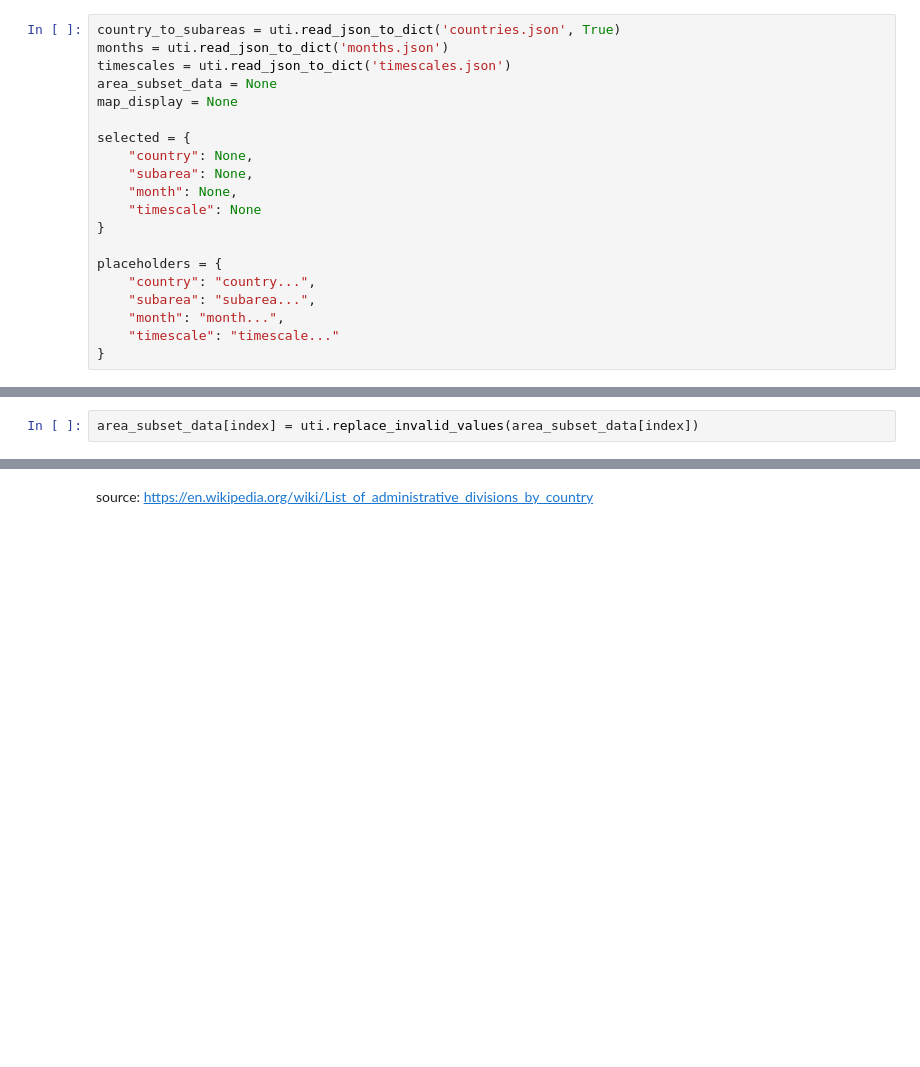
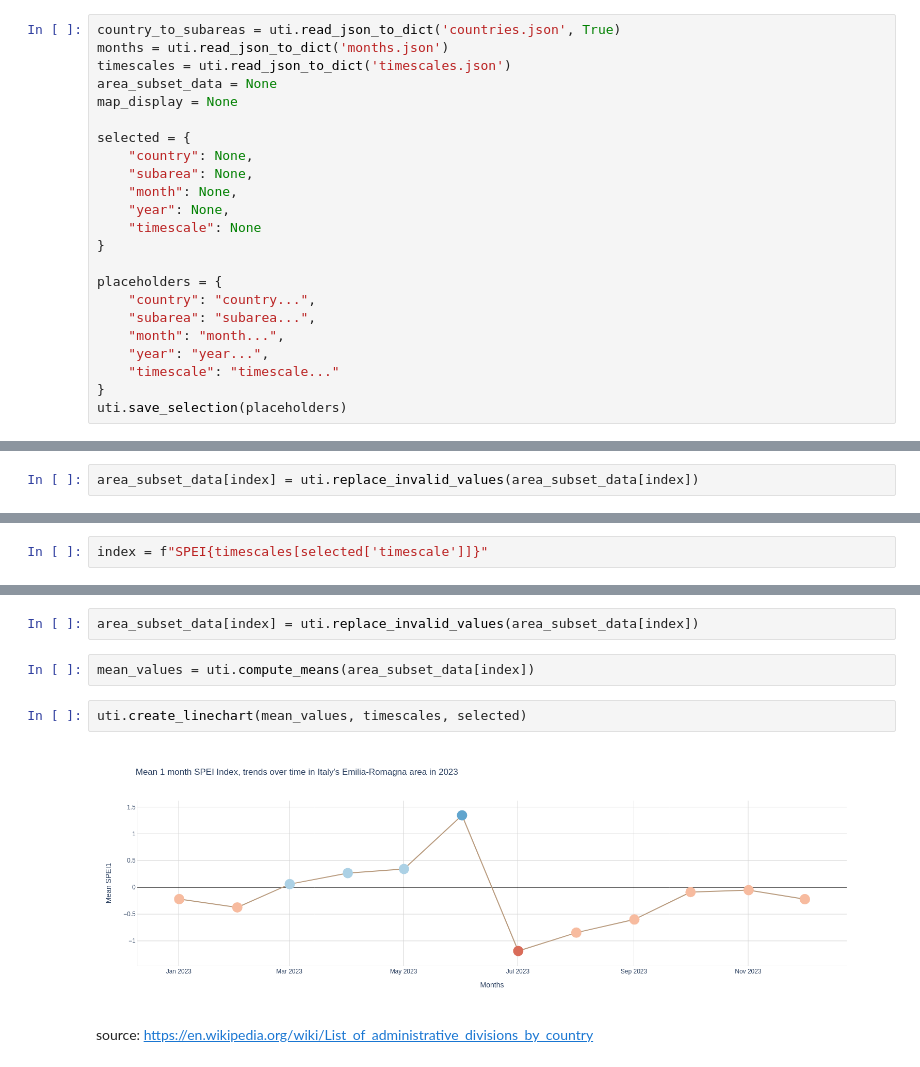
Before and after one commit to ECMWFCode4Earth/tales-of-drought, a Jupyter notebook: notebooks/notebook_1.ipynb, the cells around one changed output, grey strips where cells are left out. Cells and saved outputs as stored; diff of their text form; blank space fills up the shorter version.

```diff
--- a/notebooks/notebook_1.ipynb
+++ b/notebooks/notebook_1.ipynb
@@ -26,6 +27,7 @@ selected = {
     "country": None,
     "subarea": None,
     "month": None,
+    "year": None,
     "timescale": None
 }
 
@@ -33,8 +35,10 @@ placeholders = {
     "country": "country...",
     "subarea": "subarea...",
     "month": "month...",
+    "year": "year...",
     "timescale": "timescale..."
 }
+uti.save_selection(placeholders)
 # %%
 # Dropdown for countries
 country_selector = widgets.Dropdown(
@@ -201,0 +255,2 @@ uti.create_boxplot(boxplot_values, timescales, selected)
+# %%
+index = f"SPEI{timescales[selected['timescale']]}"
@@ -202,2 +278,10 @@ uti.create_boxplot(boxplot_values, timescales, selected)
+# %%
+area_subset_data[index] = uti.replace_invalid_values(area_subset_data[index])
+# %%
+mean_values = uti.compute_means(area_subset_data[index])
+# %%
+uti.create_linechart(mean_values, timescales, selected)
+# %% [output]
+[figure, added]
 # %% [markdown]
 source: https://en.wikipedia.org/wiki/List_of_administrative_divisions_by_country
```
Also changed, not shown: parts of 11 cells of this notebook, 1 other file.
